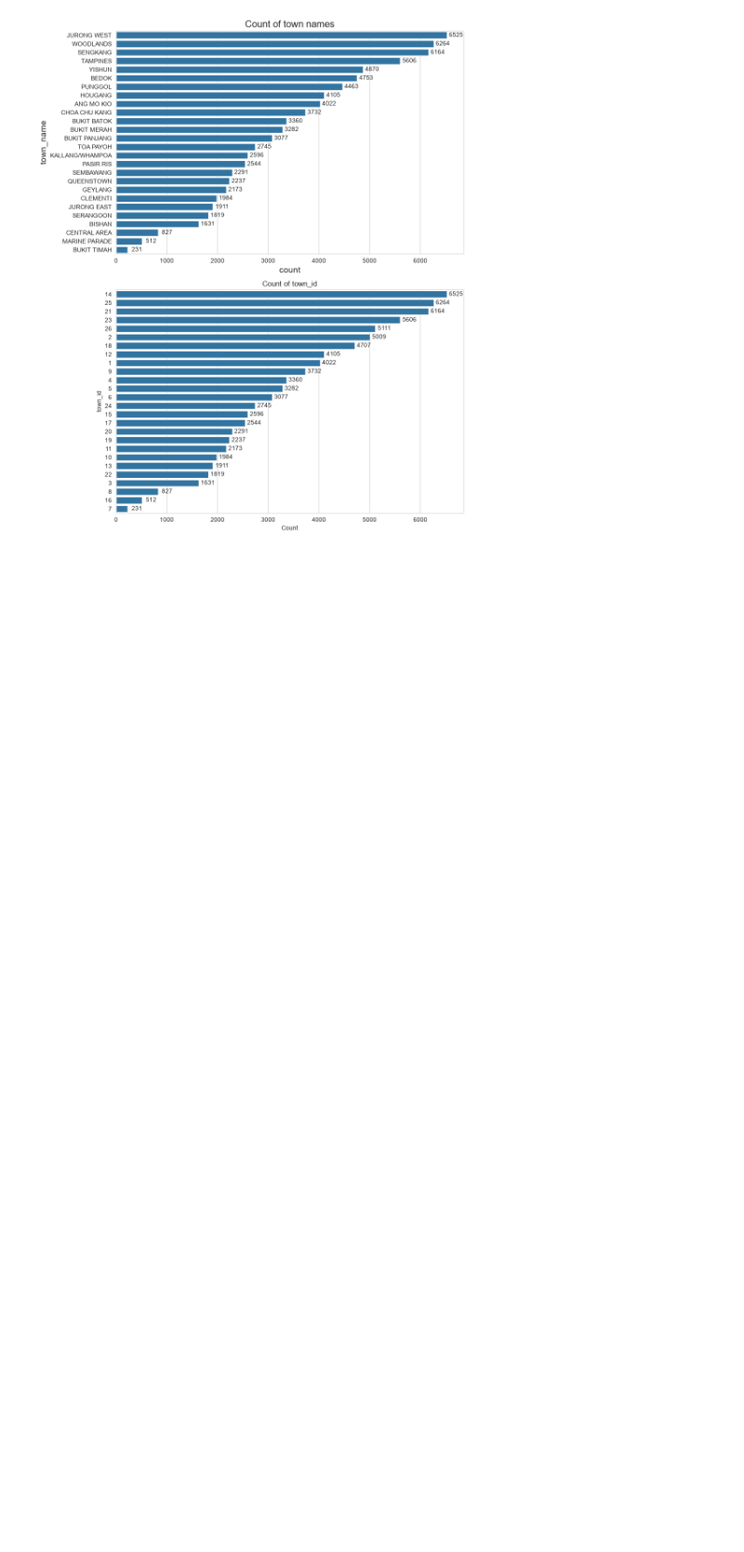
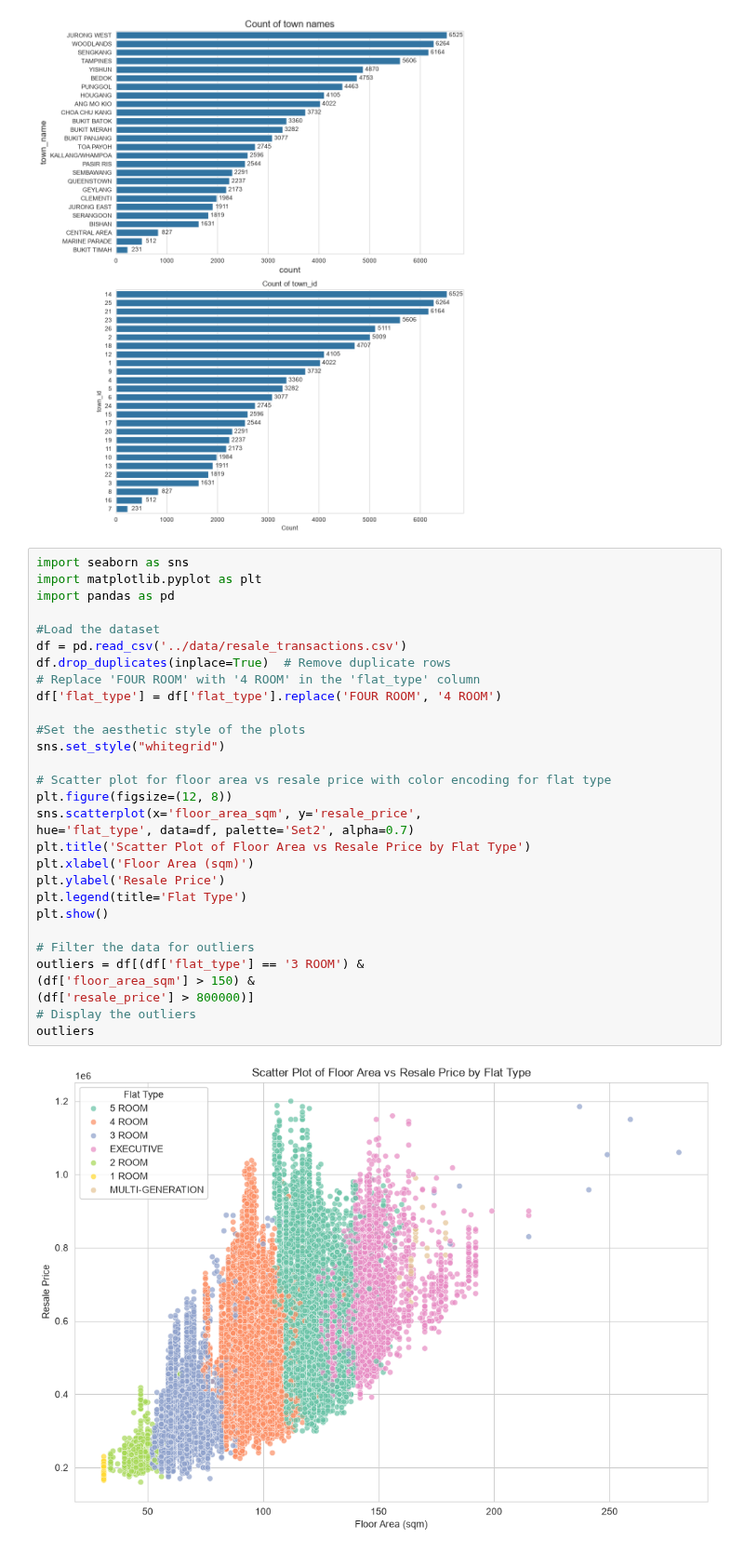
Before and after one commit to ylongtay/aiap_ml, a Jupyter notebook: regression/jupyter/bivariate_analysis.ipynb, the cells around one changed output. Shown at 93% size. Saved outputs shown, nothing was run; the diff lists cells and outputs as text; blank space fills up the shorter version.

Commit message:
updated eda and data cleaning

```diff
--- a/regression/jupyter/bivariate_analysis.ipynb
+++ b/regression/jupyter/bivariate_analysis.ipynb
@@ -79,3 +79,35 @@ plt.tight_layout()
 plt.show()
 # %% [output]
 [figure]
+# %%
+import seaborn as sns
+import matplotlib.pyplot as plt
+import pandas as pd
+
+#Load the dataset
+df = pd.read_csv('../data/resale_transactions.csv')
+df.drop_duplicates(inplace=True)  # Remove duplicate rows
+# Replace 'FOUR ROOM' with '4 ROOM' in the 'flat_type' column
+df['flat_type'] = df['flat_type'].replace('FOUR ROOM', '4 ROOM')
+
+#Set the aesthetic style of the plots
+sns.set_style("whitegrid")
+
+# Scatter plot for floor area vs resale price with color encoding for flat type
+plt.figure(figsize=(12, 8))
+sns.scatterplot(x='floor_area_sqm', y='resale_price',
+hue='flat_type', data=df, palette='Set2', alpha=0.7)
+plt.title('Scatter Plot of Floor Area vs Resale Price by Flat Type')
+plt.xlabel('Floor Area (sqm)')
+plt.ylabel('Resale Price')
+plt.legend(title='Flat Type')
+plt.show()
+
+# Filter the data for outliers
+outliers = df[(df['flat_type'] == '3 ROOM') &
+(df['floor_area_sqm'] > 150) &
+(df['resale_price'] > 800000)]
+# Display the outliers
+outliers
+# %% [output]
+[figure, added]
```
Also changed, not shown: parts of 2 cells of this notebook, 5 other files.
